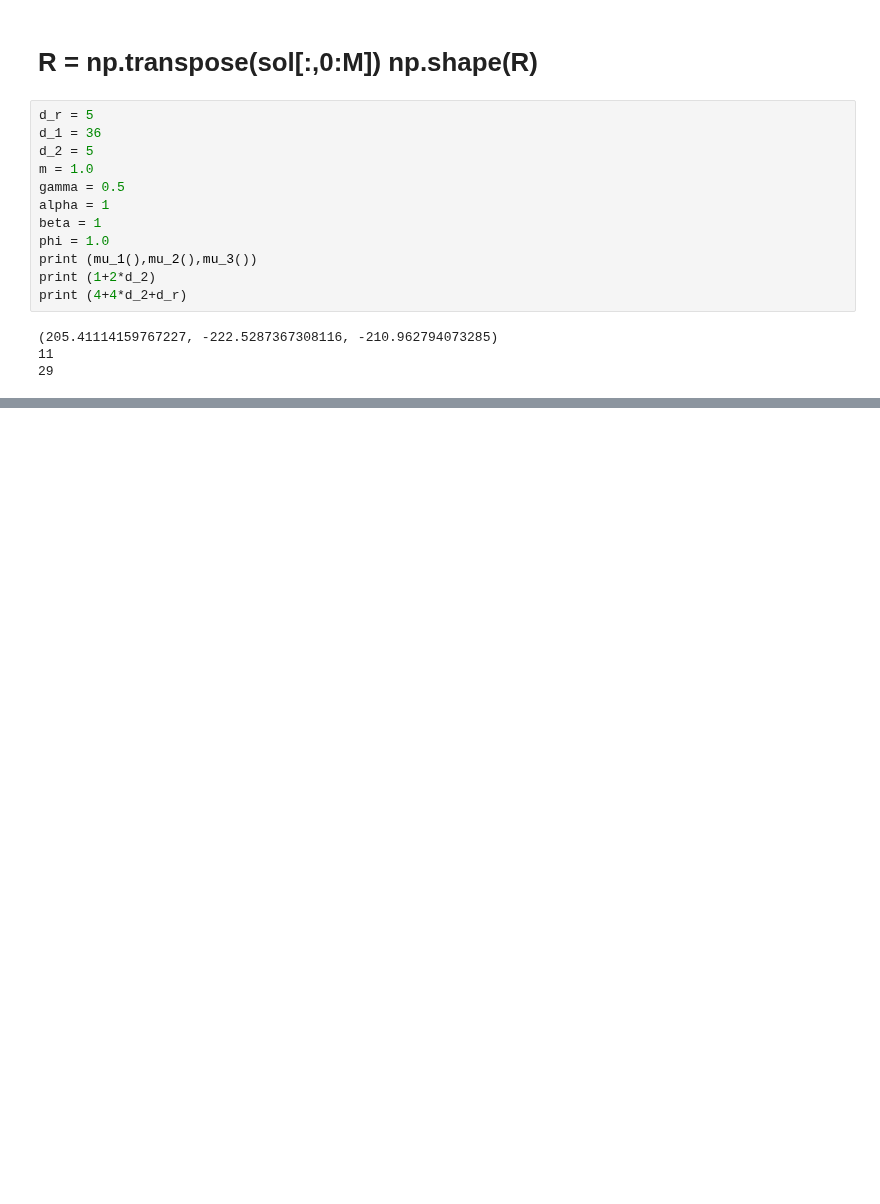
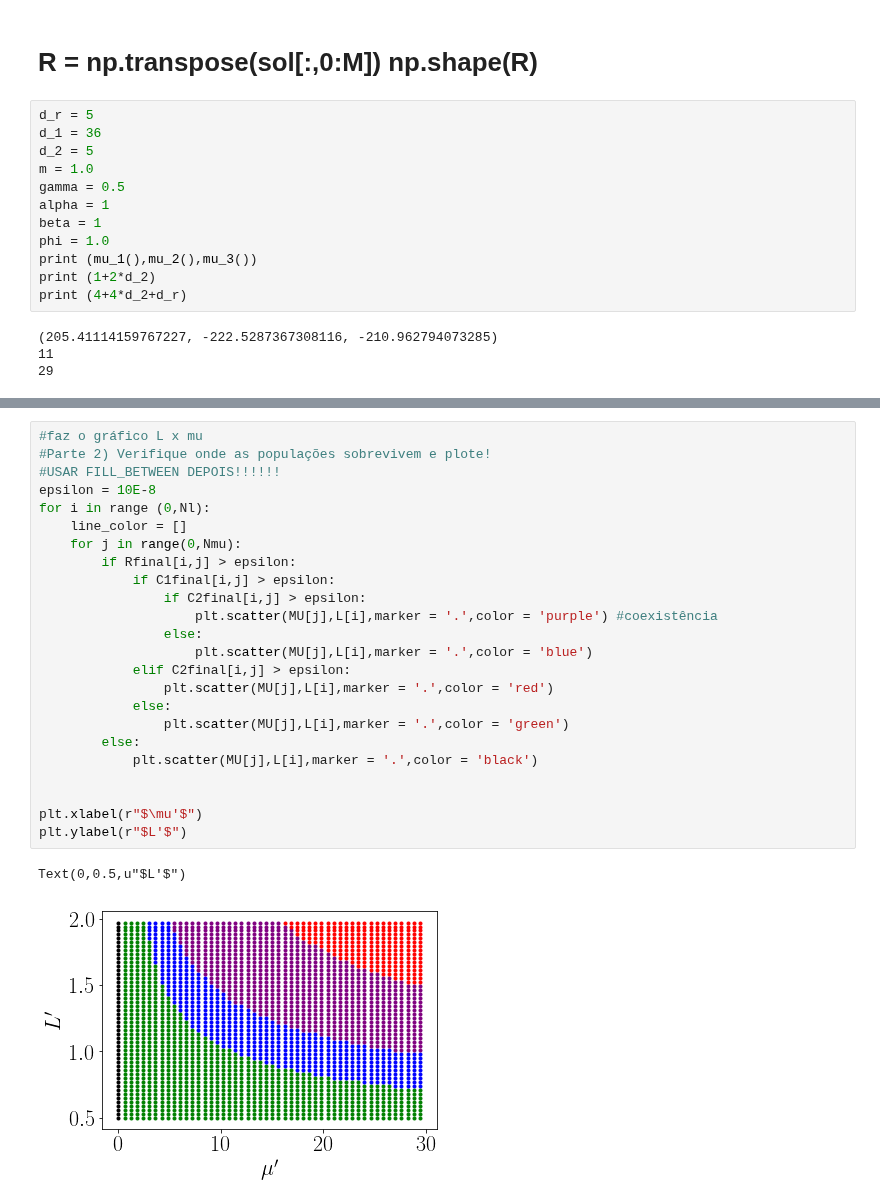
Before and after one commit to reand705/IGP, a Jupyter notebook: Method_Of_LinesIGP.ipynb, the cells around one changed output, grey strips where cells are left out. Saved outputs shown, nothing was run; the diff lists cells and outputs as text; blank space fills up the shorter version.

Commit message:
Add files via upload
Agora faz os gráficos L x \mu

```diff
--- a/Method_Of_LinesIGP.ipynb
+++ b/Method_Of_LinesIGP.ipynb
@@ -368,0 +445,27 @@ print (4+4*d_2+d_r)
+# %%
+#faz o gráfico L x mu
+#Parte 2) Verifique onde as populações sobrevivem e plote!
+#USAR FILL_BETWEEN DEPOIS!!!!!!
+epsilon = 10E-8
+for i in range (0,Nl):
+    line_color = []
+    for j in range(0,Nmu):
+        if Rfinal[i,j] > epsilon:
+            if C1final[i,j] > epsilon:
+                if C2final[i,j] > epsilon:
+                    plt.scatter(MU[j],L[i],marker = '.',color = 'purple') #coexistência
+                else:
+                    plt.scatter(MU[j],L[i],marker = '.',color = 'blue')
+            elif C2final[i,j] > epsilon:
+                plt.scatter(MU[j],L[i],marker = '.',color = 'red')
+            else:
+                plt.scatter(MU[j],L[i],marker = '.',color = 'green')
+        else:
+            plt.scatter(MU[j],L[i],marker = '.',color = 'black')
+
+
+plt.xlabel(r"$\mu'$")
+plt.ylabel(r"$L'$")
+# %% [output]
+Text(0,0.5,u"$L'$")
+[figure, added]
```
Also changed, not shown: parts of 8 cells of this notebook.
